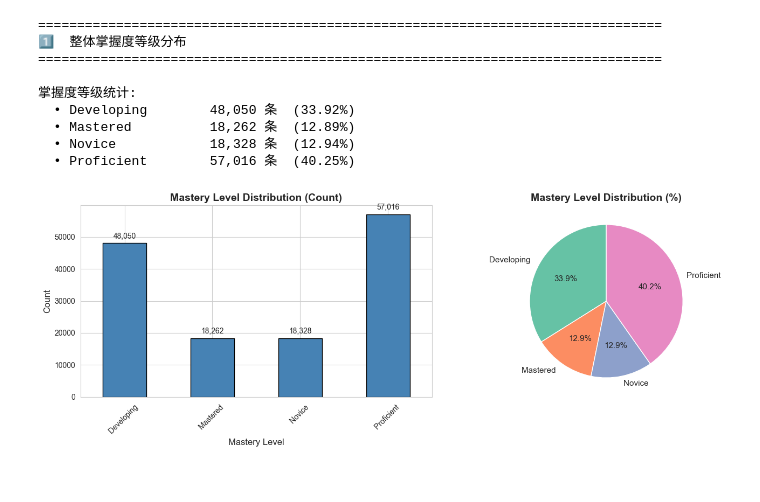
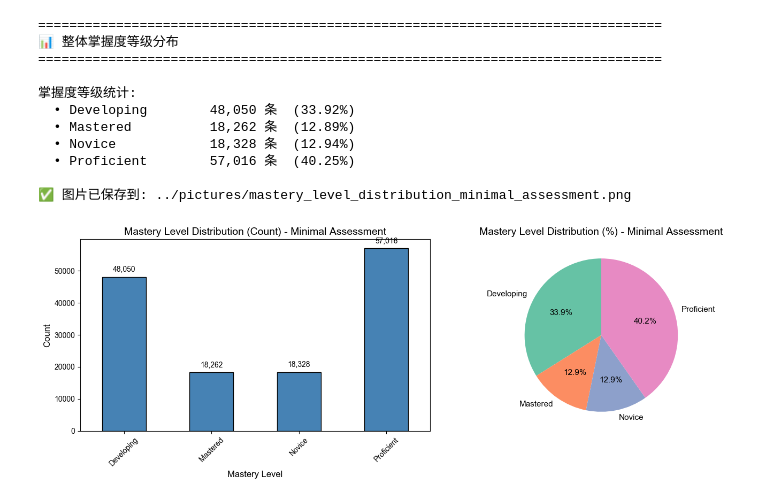
Before and after one commit to chengjiangchang/Multi-Agent-Learning-Assistance-System, a Jupyter notebook: results/analyze_manifest_data.ipynb, the cells around one changed output. Cells and saved outputs as stored; diff of their text form; code cells hidden in the pictures.

```diff
--- a/results/analyze_manifest_data.ipynb
+++ b/results/analyze_manifest_data.ipynb
@@ -508,0 +20,13 @@ NameError: name 'df' is not defined
+# %%
+# 读取 minimal mastery assessment 结果
+df_minimal = pd.read_csv('mastery_assessment_results_minimal_qwen-plus.csv')
+
+# 清理 mastery_level 字段，去掉可能存在的星号和多余空格
+df_minimal['mastery_level'] = df_minimal['mastery_level'].str.replace('*', '').str.strip()
+
+print(f"✅ 数据加载成功")
+print(f"   • 总记录数: {len(df_minimal):,}")
+print(f"   • 学生数量: {df_minimal['student_id'].nunique():,}")
+print(f"   • 知识点数量: {df_minimal['kc_name'].nunique():,}")
+print(f"\n前5行数据预览:")
+df_minimal.head()
@@ -509,11 +46,11 @@ NameError: name 'df' is not defined
 # %%
-# 1. 整体掌握度等级分布
+# 整体掌握度等级分布
 print("\n" + "="*80)
-print("1️⃣  整体掌握度等级分布")
+print("📊 整体掌握度等级分布")
 print("="*80)
 
-mastery_counts = df['mastery_level'].value_counts().sort_index()
-mastery_pct = (df['mastery_level'].value_counts(normalize=True) * 100).sort_index()
+mastery_counts = df_minimal['mastery_level'].value_counts().sort_index()
+mastery_pct = (df_minimal['mastery_level'].value_counts(normalize=True) * 100).sort_index()
 
 print("\n掌握度等级统计:")
 for level in mastery_counts.index:
@@ -522,36 +59,44 @@ for level in mastery_counts.index:
     print(f"  • {level:<15} {count:>8,} 条  ({pct:>5.2f}%)")
 
 # 可视化
 fig, axes = plt.subplots(1, 2, figsize=(14, 5))
 
 # 柱状图
 ax1 = axes[0]
 mastery_counts.plot(kind='bar', ax=ax1, color='steelblue', edgecolor='black')
-ax1.set_title('Mastery Level Distribution (Count)', fontsize=14, fontweight='bold')
+ax1.set_title('Mastery Level Distribution (Count) - Minimal Assessment', fontsize=14, fontweight='bold')
 ax1.set_xlabel('Mastery Level', fontsize=12)
 ax1.set_ylabel('Count', fontsize=12)
 ax1.tick_params(axis='x', rotation=45)
 for i, v in enumerate(mastery_counts.values):
-    ax1.text(i, v + 1000, f'{v:,}', ha='center', va='bottom', fontsize=10)
+    ax1.text(i, v + max(mastery_counts.values)*0.02, f'{v:,}', ha='center', va='bottom', fontsize=10)
 
 # 饼图
 ax2 = axes[1]
 colors = sns.color_palette("Set2", len(mastery_counts))
 ax2.pie(mastery_counts.values, labels=mastery_counts.index, autopct='%1.1f%%',
         startangle=90, colors=colors, textprops={'fontsize': 11})
-ax2.set_title('Mastery Level Distribution (%)', fontsize=14, fontweight='bold')
+ax2.set_title('Mastery Level Distribution (%) - Minimal Assessment', fontsize=14, fontweight='bold')
 
 plt.tight_layout()
+
+# 保存图片到 pictures 文件夹
+save_path = '../pictures/mastery_level_distribution_minimal_assessment.png'
+plt.savefig(save_path, dpi=300, bbox_inches='tight')
+print(f"\n✅ 图片已保存到: {save_path}")
+
 plt.show()
 # %% [output]
 ================================================================================
-1️⃣  整体掌握度等级分布
+📊 整体掌握度等级分布
 ================================================================================
 
 掌握度等级统计:
   • Developing        48,050 条  (33.92%)
   • Mastered          18,262 条  (12.89%)
   • Novice            18,328 条  (12.94%)
   • Proficient        57,016 条  (40.25%)
+
+✅ 图片已保存到: ../pictures/mastery_level_distribution_minimal_assessment.png
-[figure, old version]
+[figure, new version]
 # %%
```
Also changed, not shown: parts of 28 cells of this notebook, 4 other files.
